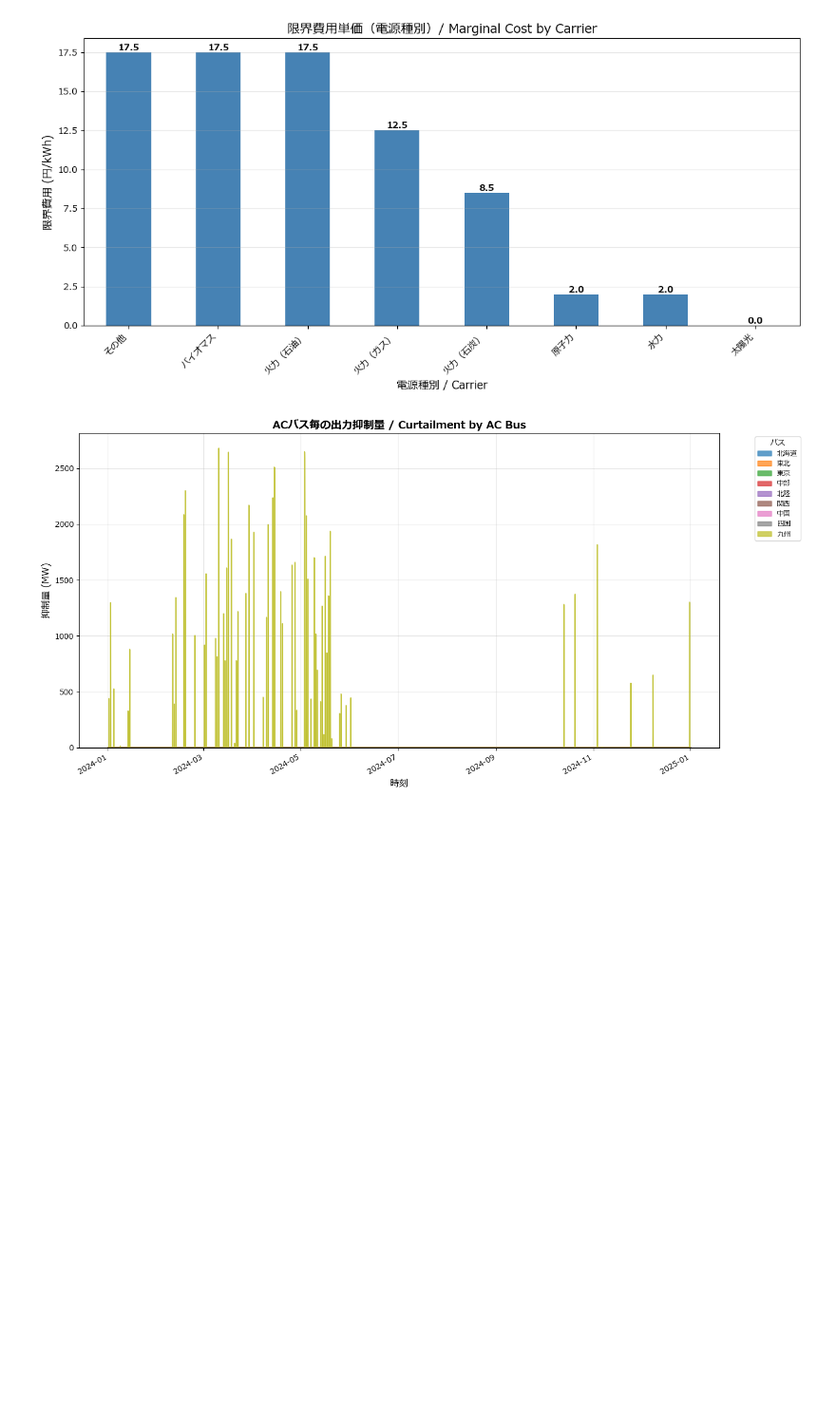
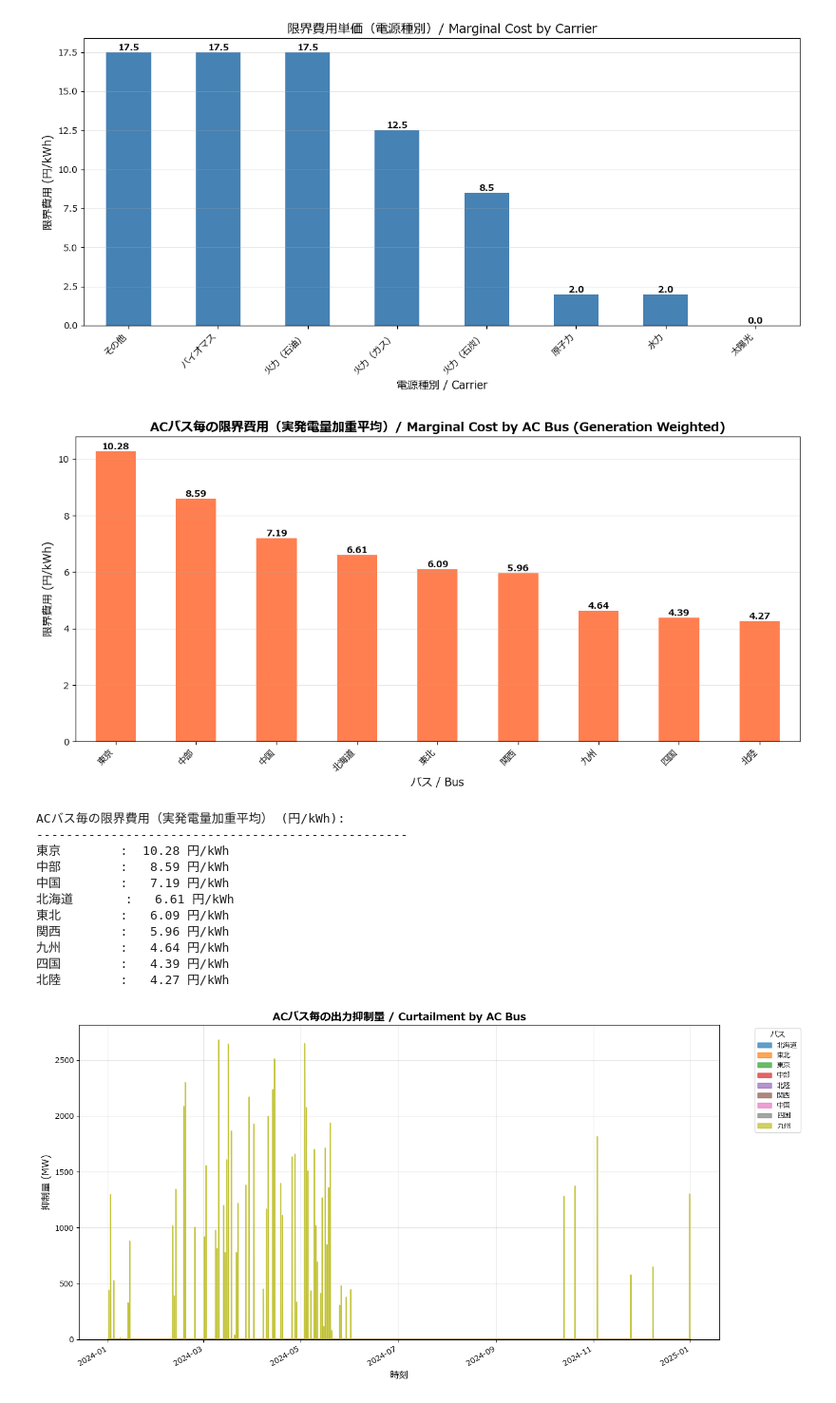
Before and after one commit to takashi-yanase/DemandSupplySimulation, a Jupyter notebook: 01 data_exploration.ipynb, the cells around one changed output. Shown at 95% size. Saved outputs shown, nothing was run; the diff lists cells and outputs as text; code cells hidden in the pictures; blank space fills up the shorter version.

```diff
--- a/01 data_exploration.ipynb
+++ b/01 data_exploration.ipynb
@@ -78,6 +78,69 @@ plt.tight_layout()
 plt.show()
 # %% [output]
 [figure]
+# %%
+# ACバス毎の実際の発電量加重平均Marginal Costを計算
+
+# ACバスに接続されている発電機を抽出
+ac_buses = network.buses[network.buses['carrier'] == 'AC'].index
+ac_generators = network.generators[network.generators['bus'].isin(ac_buses)]
+
+# バス毎に発電量加重平均Marginal Costを計算
+marginal_cost_by_generation = {}
+for bus in ac_buses:
+    gens_at_bus = ac_generators[ac_generators['bus'] == bus]
+    if len(gens_at_bus) > 0:
+        # 各発電機の実際の発電量を取得
+        generation = network.generators_t.p[gens_at_bus.index].sum().sum()  # 総発電量
+
+        if generation > 0:
+            # 発電量で加重平均
+            weighted_cost = 0
+            for gen in gens_at_bus.index:
+                gen_total = network.generators_t.p[gen].sum()
+                gen_marginal_cost = gens_at_bus.loc[gen, 'marginal_cost']
+                weighted_cost += gen_total * gen_marginal_cost
+
+            weighted_cost = weighted_cost / generation / 1000  # 円/kWhに変換
+            marginal_cost_by_generation[bus] = weighted_cost
+
+# Seriesに変換してソート
+marginal_cost_gen_series = pd.Series(marginal_cost_by_generation).sort_values(ascending=False)
+
+# 棒グラフで表示
+fig, ax = plt.subplots(figsize=(12, 6))
+bars = marginal_cost_gen_series.plot(kind='bar', ax=ax, color='steelblue')
+ax.set_title('ACバス毎の限界費用（実発電量加重平均）/ Marginal Cost by AC Bus (Generation Weighted)', fontsize=14, fontweight='bold')
+ax.set_ylabel('限界費用 (円/kWh)', fontsize=12)
+ax.set_xlabel('バス / Bus', fontsize=12)
+ax.grid(axis='y', alpha=0.3)
+plt.xticks(rotation=45, ha='right')
+
+# 各棒グラフの上に数値を表示
+for i, (bus, cost) in enumerate(marginal_cost_gen_series.items()):
+    ax.text(i, cost, f'{cost:.2f}', ha='center', va='bottom', fontsize=10, fontweight='bold')
+
+plt.tight_layout()
+plt.show()
+
+# 数値データも表示
+print("\nACバス毎の限界費用（実発電量加重平均） (円/kWh):")
+print("-" * 50)
+for bus, cost in marginal_cost_gen_series.items():
+    print(f"{bus:10s}: {cost:6.2f} 円/kWh")
+# %% [output]
+[figure, added]
+ACバス毎の限界費用（実発電量加重平均） (円/kWh):
+--------------------------------------------------
+東京        :  10.28 円/kWh
+中部        :   8.59 円/kWh
+中国        :   7.19 円/kWh
+北海道       :   6.61 円/kWh
+東北        :   6.09 円/kWh
+関西        :   5.96 円/kWh
+九州        :   4.64 円/kWh
+四国        :   4.39 円/kWh
+北陸        :   4.27 円/kWh
 # %%
 import matplotlib.pyplot as plt
 import pandas as pd
```
Also changed, not shown: parts of 1 cell of this notebook, 3 other files.
